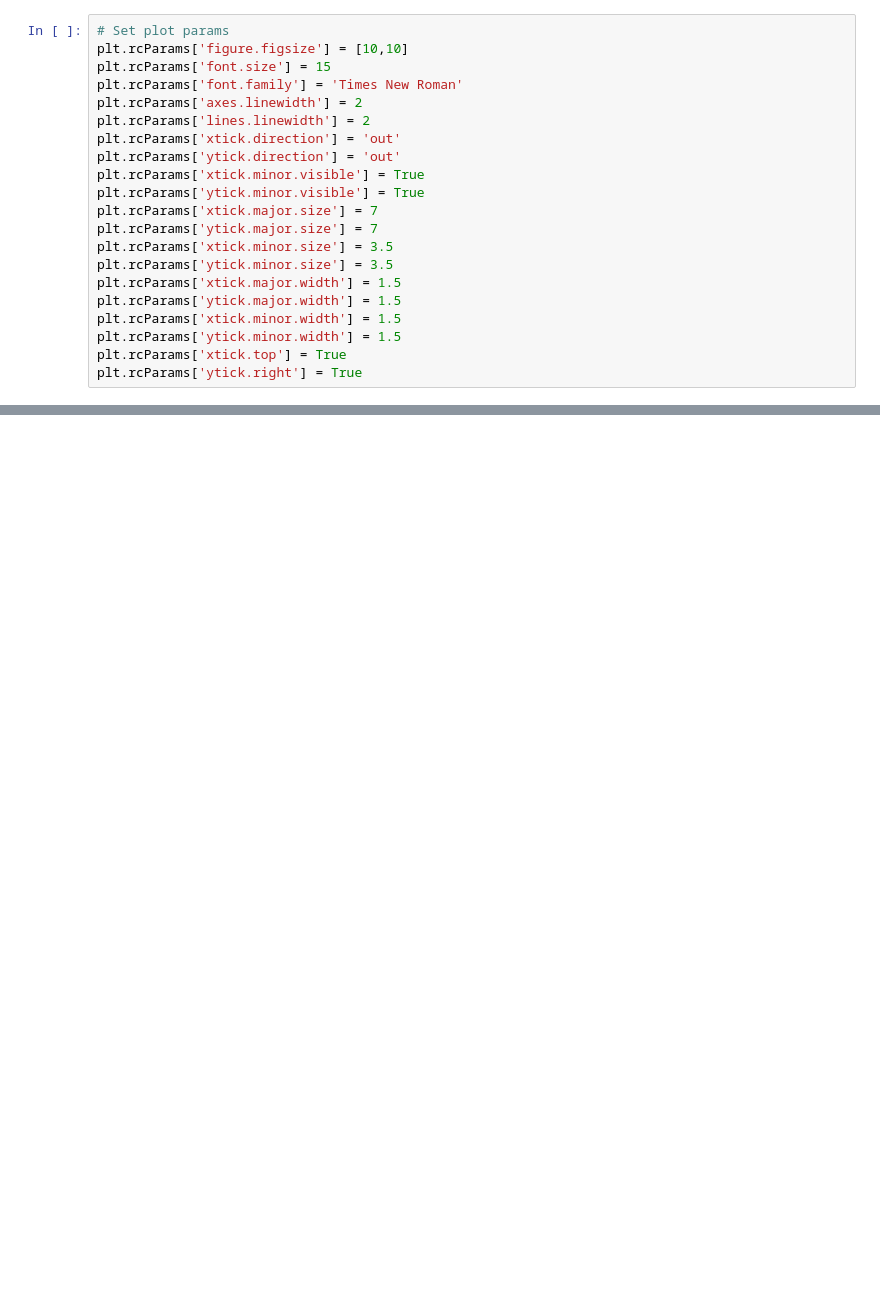
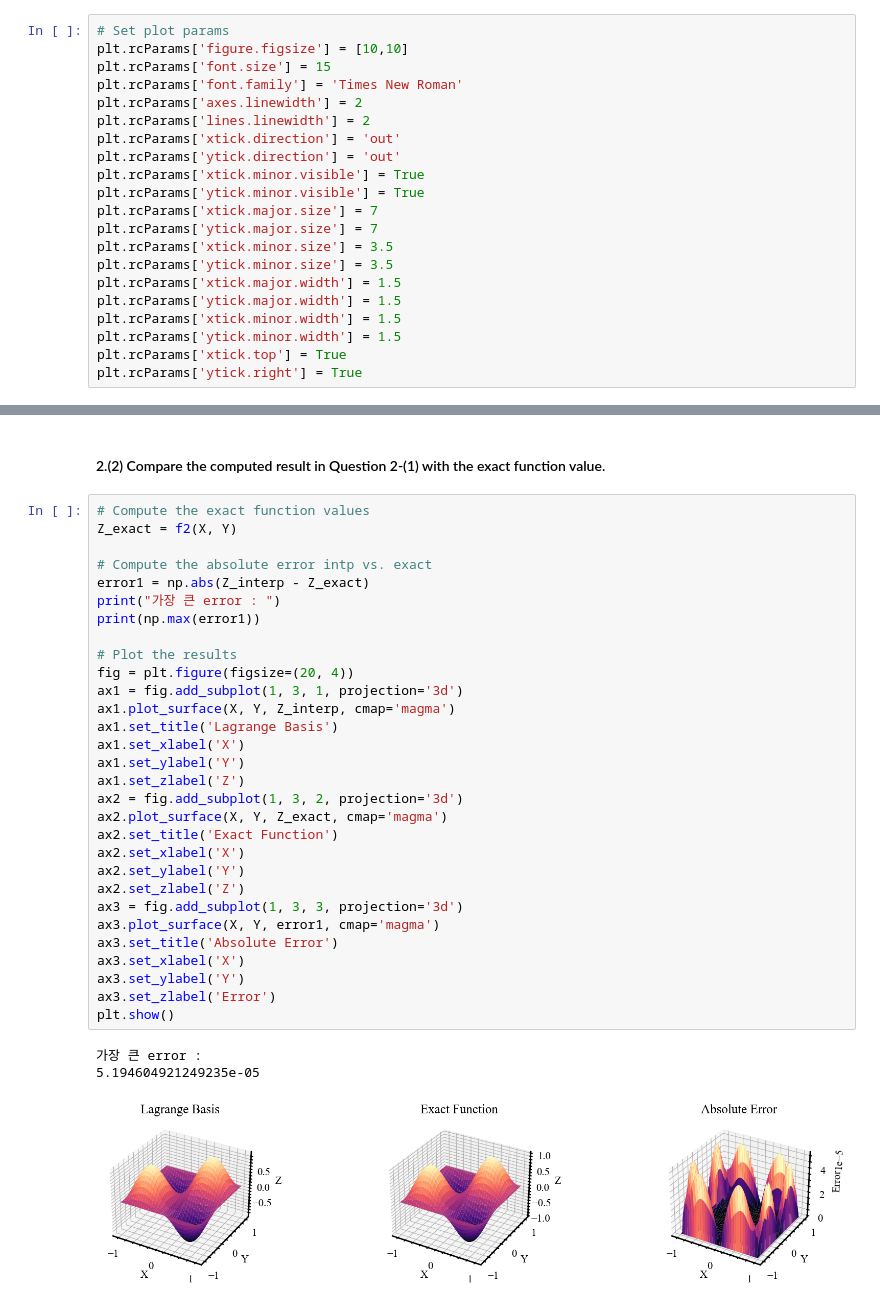
Before and after one commit to boyeon-kim/23-01-CSE5004, a Jupyter notebook: HW3/Python_HW3_boyeonK.ipynb, the cells around one changed output, grey strips where cells are left out. Cells and saved outputs as stored; diff of their text form; blank space fills up the shorter version.

```diff
--- a/HW3/Python_HW3_boyeonK.ipynb
+++ b/HW3/Python_HW3_boyeonK.ipynb
@@ -78,0 +184,36 @@ fig.colorbar(surf, shrink=0.5, aspect=10)
+# %% [markdown]
+#### 2.(2) Compare the computed result in Question 2-(1) with the exact function value.
+# %%
+# Compute the exact function values
+Z_exact = f2(X, Y)
+
+# Compute the absolute error intp vs. exact
+error1 = np.abs(Z_interp - Z_exact)
+print("가장 큰 error : ")
+print(np.max(error1))
+
+# Plot the results
+fig = plt.figure(figsize=(20, 4))
+ax1 = fig.add_subplot(1, 3, 1, projection='3d')
+ax1.plot_surface(X, Y, Z_interp, cmap='magma')
+ax1.set_title('Lagrange Basis')
+ax1.set_xlabel('X')
+ax1.set_ylabel('Y')
+ax1.set_zlabel('Z')
+ax2 = fig.add_subplot(1, 3, 2, projection='3d')
+ax2.plot_surface(X, Y, Z_exact, cmap='magma')
+ax2.set_title('Exact Function')
+ax2.set_xlabel('X')
+ax2.set_ylabel('Y')
+ax2.set_zlabel('Z')
+ax3 = fig.add_subplot(1, 3, 3, projection='3d')
+ax3.plot_surface(X, Y, error1, cmap='magma')
+ax3.set_title('Absolute Error')
+ax3.set_xlabel('X')
+ax3.set_ylabel('Y')
+ax3.set_zlabel('Error')
+plt.show()
+# %% [output]
+가장 큰 error :
+5.194604921249235e-05
+[figure, added]
```
Also changed, not shown: parts of 27 cells of this notebook, 2 other files.
